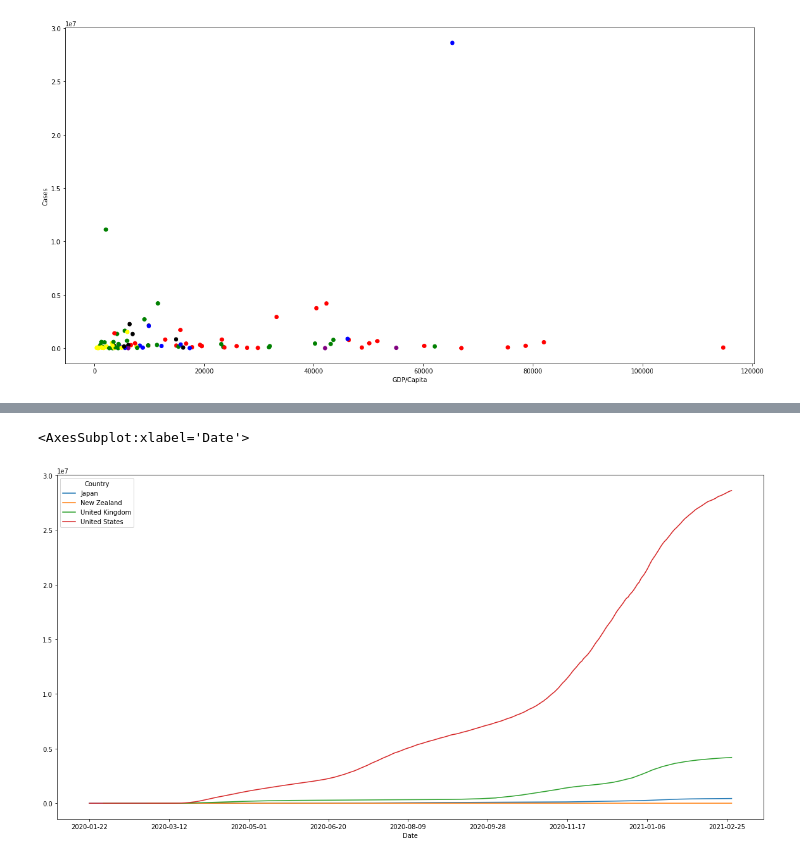
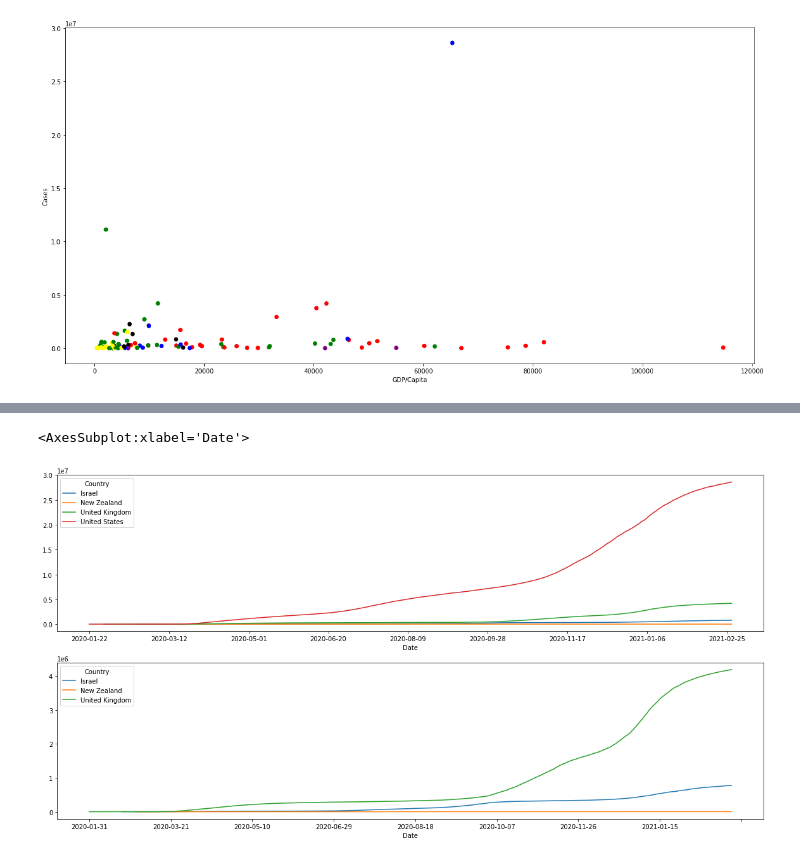
Before and after one commit to FookHongZhi/SGH_Assignment, a Jupyter notebook: Actual.ipynb, the cells around one changed output, grey strips where cells are left out. Saved outputs shown, nothing was run; the diff lists cells and outputs as text; code cells hidden in the pictures.

```diff
--- a/Actual.ipynb
+++ b/Actual.ipynb
@@ -254,6 +225,11 @@ a
 # %%
-test3 = pd.read_sql_query(''' SELECT * FROM Cases WHERE Country IN ('United States','United Kingdom','New Zealand','Japan')''',con)
-test3.pivot(index='Date', columns='Country', values='Cases').plot()
+fig, axes_2 = plt.subplots(nrows=2, ncols=1)
+sel1 = pd.read_sql_query(''' SELECT * FROM Cases WHERE Country IN ('United States','United Kingdom',
+    'New Zealand','Israel')''',con)
+sel2 = pd.read_sql_query(''' SELECT * FROM Cases WHERE Country IN ('United Kingdom','New Zealand','Israel')''',con)
+
+sel1.pivot(index='Date', columns='Country', values='Cases').plot(ax=axes_2[0])
+sel2.pivot(index='Date', columns='Country', values='Cases').plot(ax=axes_2[1])
 # %% [output]
 <AxesSubplot:xlabel='Date'>
-[figure, old version]
+[figure, new version]
```
Also changed, not shown: parts of 7 cells of this notebook.
